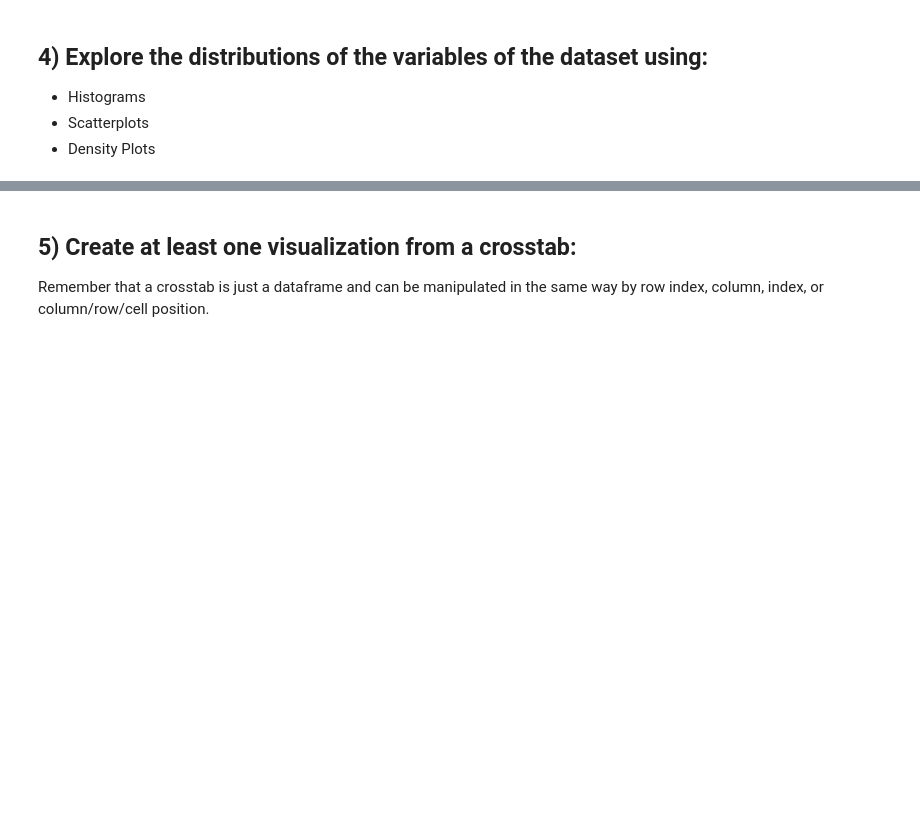
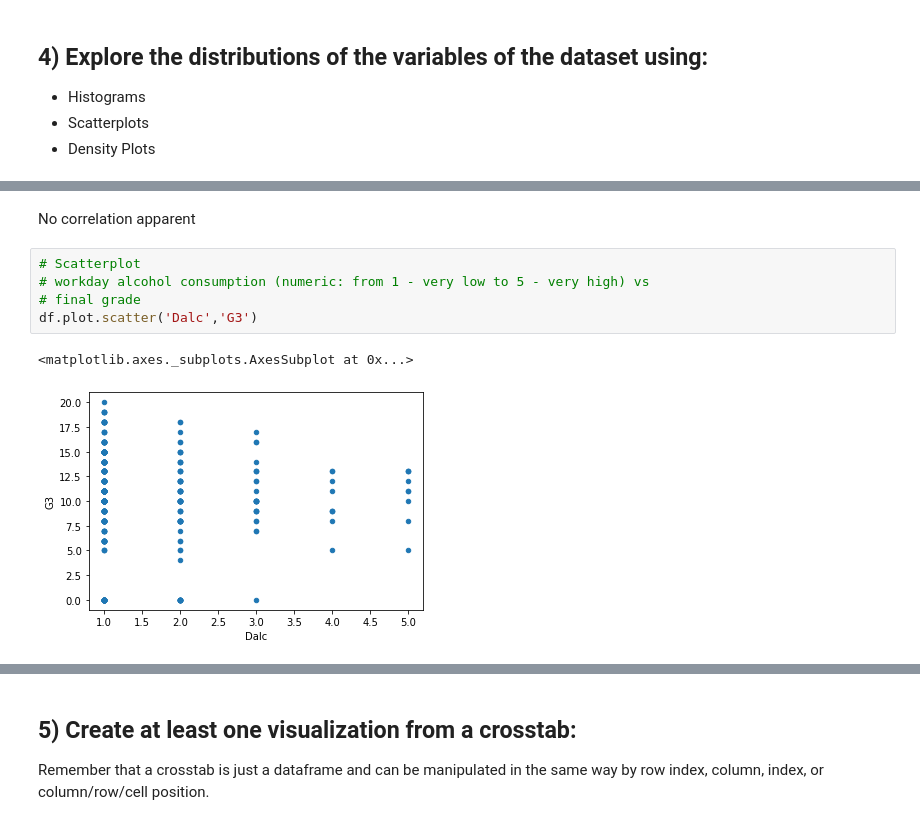
Before and after one commit to nsriniva/DS-Unit-1-Sprint-1-Data-Wrangling-and-Storytelling, a Jupyter notebook: module1-exploratory-data-analysis/LS_DS_111_Exploratory_Data_Analysis_Assignment.ipynb, the cells around one changed output, grey strips where cells are left out. Cells and saved outputs as stored; diff of their text form; blank space fills up the shorter version.

```diff
--- a/module1-exploratory-data-analysis/LS_DS_111_Exploratory_Data_Analysis_Assignment.ipynb
+++ b/module1-exploratory-data-analysis/LS_DS_111_Exploratory_Data_Analysis_Assignment.ipynb
@@ -52,0 +364,10 @@ Take whichever of the above datasets has more categorical variables and use cros
+# %% [markdown]
+No correlation apparent
+# %%
+# Scatterplot
+# workday alcohol consumption (numeric: from 1 - very low to 5 - very high) vs
+# final grade
+df.plot.scatter('Dalc','G3')
+# %% [output]
+<matplotlib.axes._subplots.AxesSubplot at 0x...>
+[figure, added]
```
Also changed, not shown: parts of 48 cells of this notebook.
